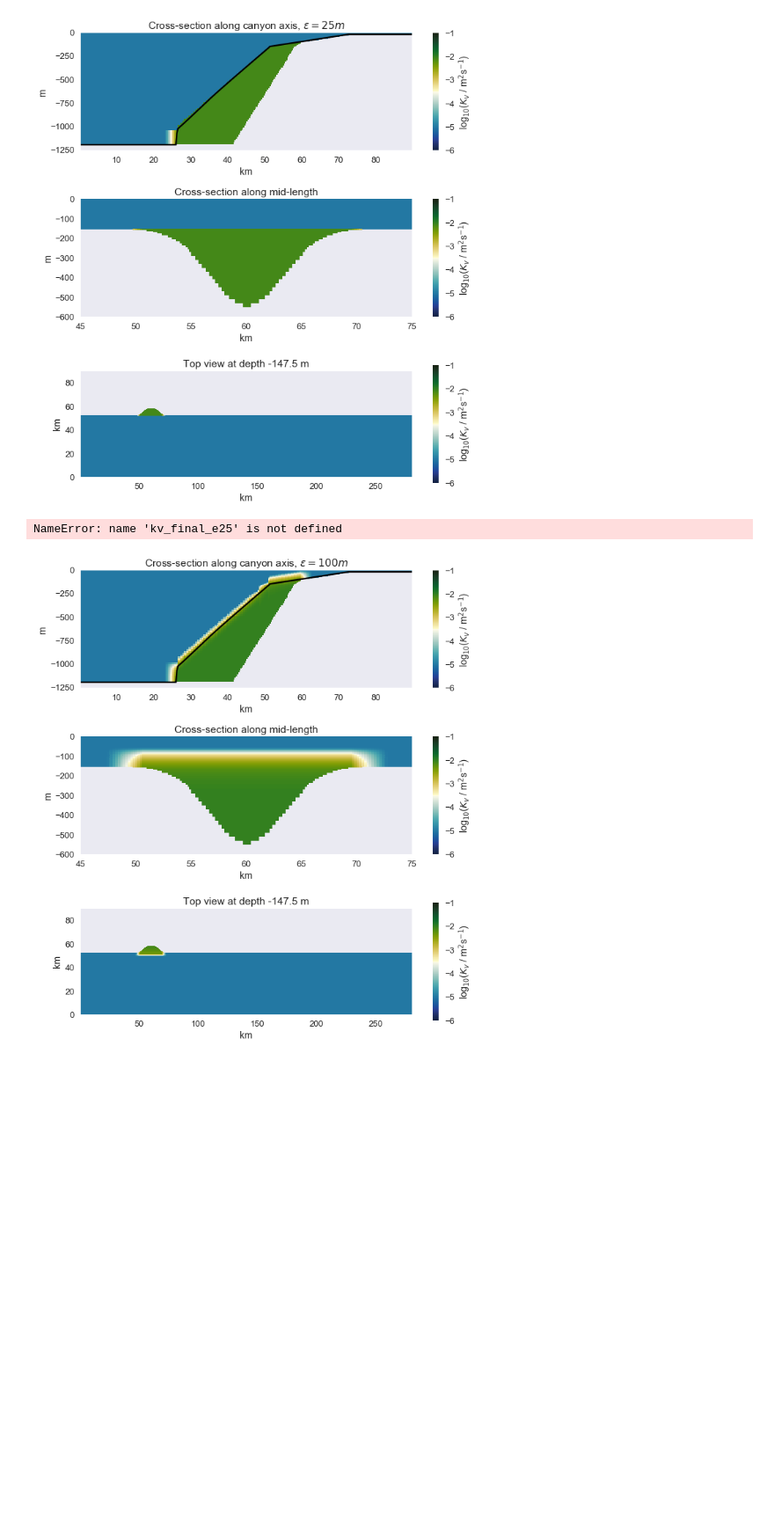
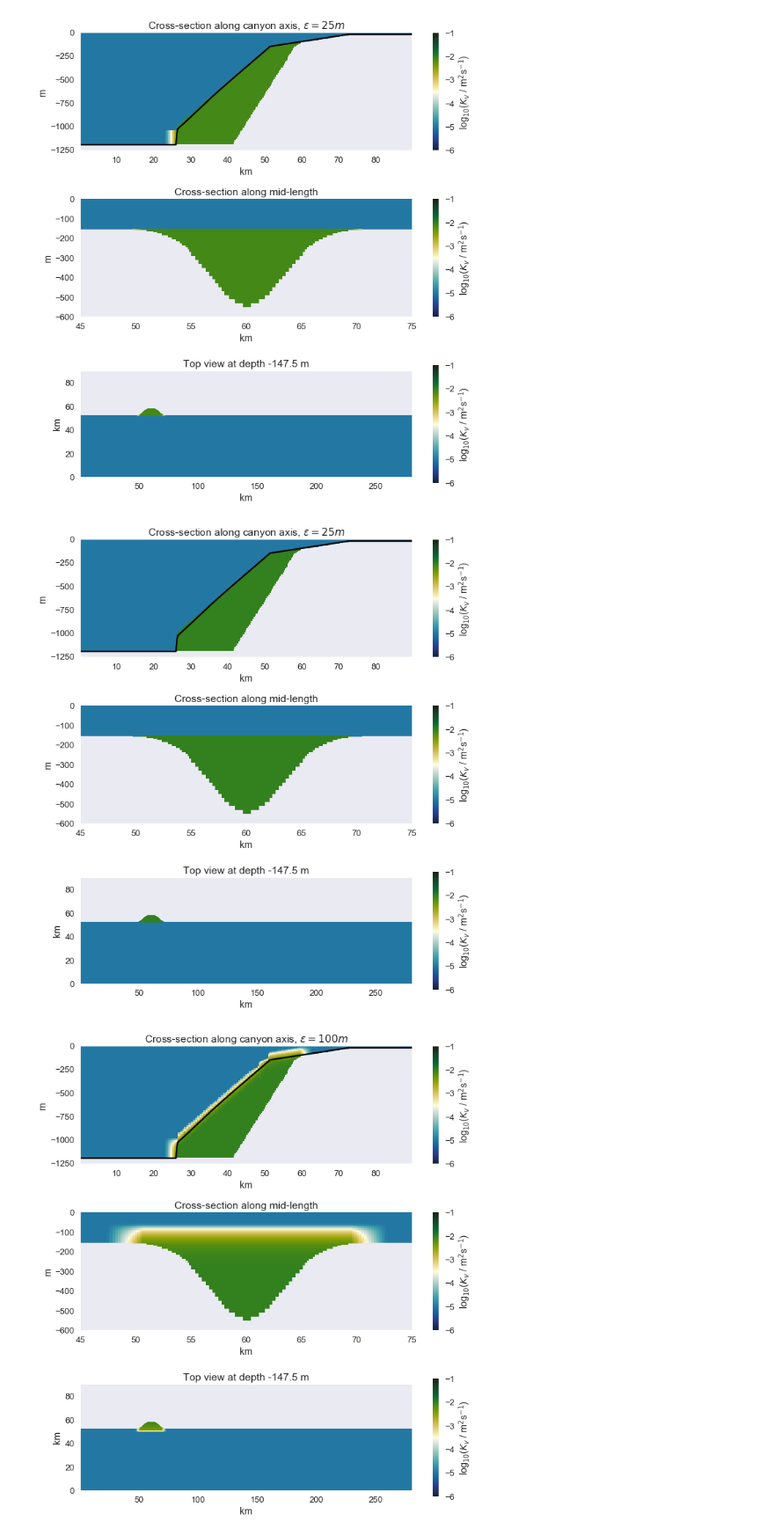
Before and after one commit to UBC-MOAD/buildcanyon, a Jupyter notebook: Stratification/GenerateDiffKrFile_smoothStep.ipynb, the cells around one changed output. Shown at 88% size. Drawn from its saved outputs; the diff is of its cells as text; code cells hidden in the pictures; blank space fills up the shorter version.

```diff
--- a/Stratification/GenerateDiffKrFile_smoothStep.ipynb
+++ b/Stratification/GenerateDiffKrFile_smoothStep.ipynb
@@ -171,7 +174,7 @@ def plot_sections(kv_map, canyon_name):
 # %%
 ## Get grid variables
 
-fileNoC = '/data/kramosmu/results/TracerExperiments/CNTDIFF/run41/gridGlob.nc'
+fileNoC = '/data/kramosmu/results/TracerExperiments/CNTDIFF/run68/gridGlob.nc'
 GridOutNoC = Dataset(fileNoC)
 
 fileCan='/data/kramosmu/results/TracerExperiments/CNTDIFF/run38/gridGlob.nc'
@@ -412,0 +429,4 @@ done with epsilon 05, exact step 1.2E-2
+# %%
+kv_final_e5exact_nosmooth = final_3D_diff(hFacC, kappa_bg, kappa_exact_step, delta, thresh, RC,
+                                          dz_vec, 5, W=13000, kbg = 1e-5, smoothing=False)
+print('done with epsilon 05, exact step no smoothing horizontally')
@@ -417,9 +440,9 @@ fig, ax1, ax2, ax3 = plot_sections(kv_final_e5_exact8E3, '$\epsilon=25 m$')
 [figure]
 # %%
 sns.set_style('dark')
-fig, ax1, ax2, ax3 = plot_sections(kv_final_e25, '$\epsilon=25 m$')
+fig, ax1, ax2, ax3 = plot_sections(kv_final_e5exact_nosmooth, '$\epsilon=25 m$')
 # %% [output]
-NameError: name 'kv_final_e25' is not defined
+[figure, added]
 # %%
 sns.set_style('dark')
 fig, ax1, ax2, ax3 = plot_sections(kv_final_e100, '$\epsilon=100 m$')
```
Also changed, not shown: parts of 11 cells of this notebook, 2 other files.
